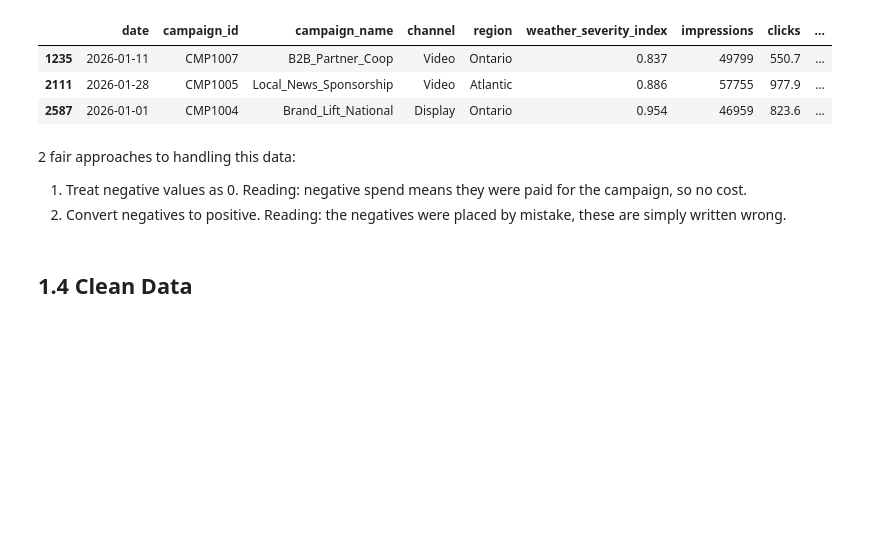
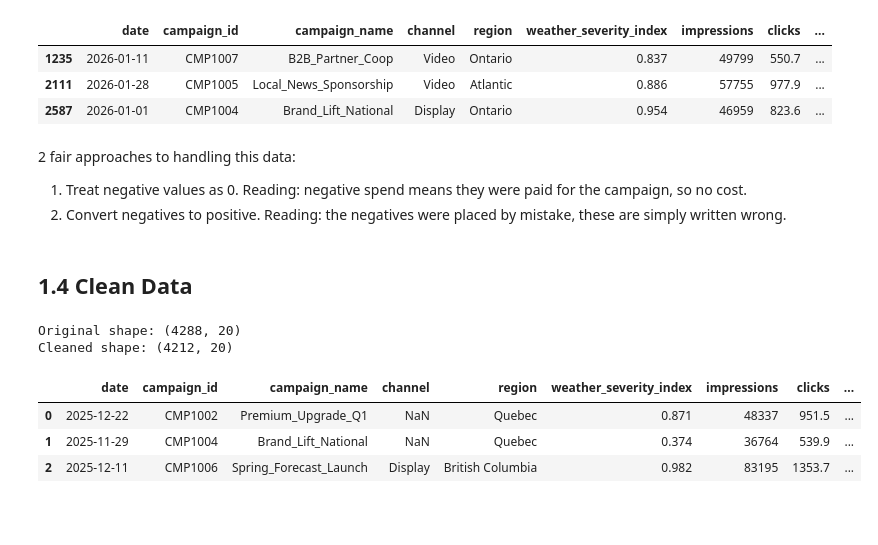
Before and after one commit to EzraGoldberg/portfolio-projects, a Jupyter notebook: 2. Tech Interview Prep/Weather Adtech Data Science/notebooks/Adtech_Prep.ipynb, the cells around one changed output. Saved outputs shown, nothing was run; the diff lists cells and outputs as text; code cells hidden in the pictures; blank space fills up the shorter version.

Commit message:
added actual data cleanup

```diff
--- a/2. Tech Interview Prep/Weather Adtech Data Science/notebooks/Adtech_Prep.ipynb
+++ b/2. Tech Interview Prep/Weather Adtech Data Science/notebooks/Adtech_Prep.ipynb
@@ -493,6 +493,32 @@ For conversions, there are 0 negative values
 # %% [markdown]
 ## 1.4 Clean Data
 # %%
-#
+# Here is where we actually tidy the code, and make changes to make a new df.
+# Drop exact duplicates
+campaign_df_clean = campaign_df.drop_duplicates()
+
+# Impute region nulls, we can make an Unknown category
+campaign_df_clean['region'] = campaign_df_clean['region'].fillna('Unknown')
+
+# Drop rows missing clicks or spend (small %, core to every metric)
+campaign_df_clean = campaign_df_clean.dropna(subset=['clicks', 'spend_cad'])
+
+# Recompute CPC/CTR cleanly now that clicks/spend are non-null
+campaign_df_clean['CPC'] = campaign_df_clean['spend_cad'] / campaign_df_clean['clicks']
+campaign_df_clean['CTR'] = campaign_df_clean['clicks'] / campaign_df_clean['impressions']
+
+# Exclude flagged CTR outliers from the "modeling-ready" frame, but keep the flag for reference
+campaign_df_clean = campaign_df_clean[~campaign_df_clean['CTR Outlier']]
+
+print('Original shape:', campaign_df.shape)
+print('Cleaned shape:', campaign_df_clean.shape)
+campaign_df_clean.head(3)
+# %% [output]
+Original shape: (4288, 20)
+Cleaned shape: (4212, 20)
+|  | date | campaign_id | campaign_name | channel | region | weather_severity_index | impressions | clicks | ... |
+| 0 | 2025-12-22 | CMP1002 | Premium_Upgrade_Q1 | NaN | Quebec | 0.871 | 48337 | 951.5 | ... |
+| 1 | 2025-11-29 | CMP1004 | Brand_Lift_National | NaN | Quebec | 0.374 | 36764 | 539.9 | ... |
+| 2 | 2025-12-11 | CMP1006 | Spring_Forecast_Launch | Display | British Columbia | 0.982 | 83195 | 1353.7 | ... |
 # %% [markdown]
 #
```
